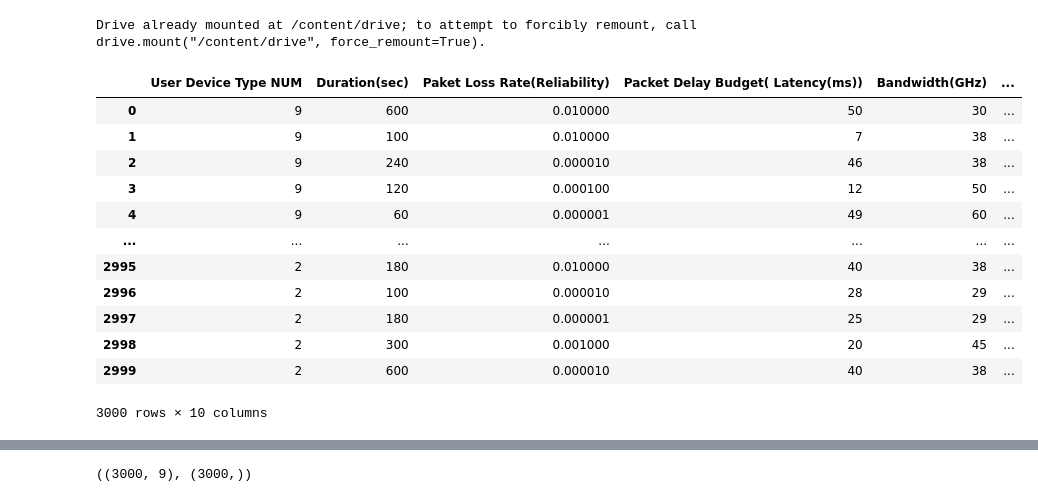
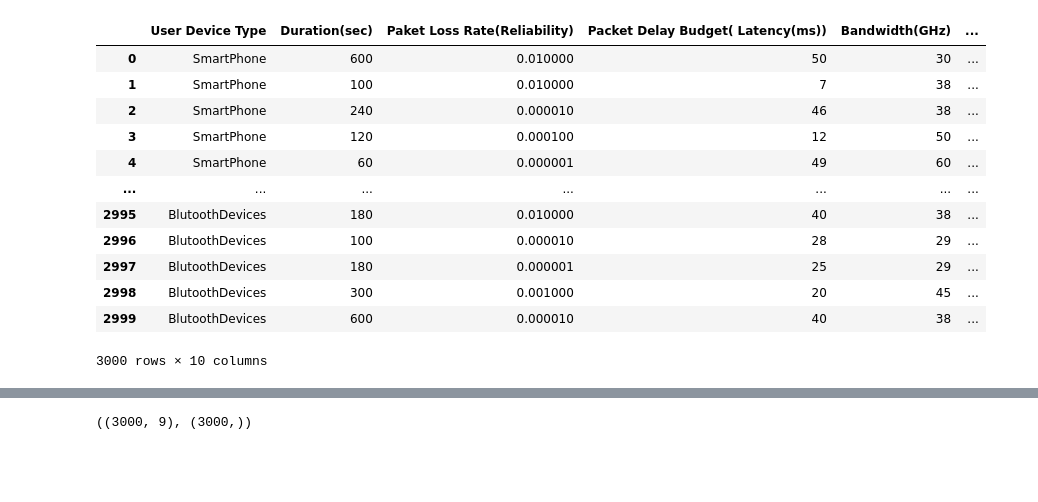
Before and after one commit to indrapaul824/5G-Network-Slicing, a Jupyter notebook: Network Slicing.ipynb, the cells around one changed output, grey strips where cells are left out. Cells and saved outputs as stored; diff of their text form; code cells hidden in the pictures; blank space fills up the shorter version.

```diff
--- a/Network Slicing.ipynb
+++ b/Network Slicing.ipynb
@@ -6,27 +6,22 @@ from sklearn.model_selection import train_test_split
 from sklearn.neighbors import KNeighborsClassifier
 import matplotlib.pyplot as plt
 import seaborn as sns
-# %%
-from google.colab import drive
-drive.mount('/content/drive')
-# %% [output]
-Drive already mounted at /content/drive; to attempt to forcibly remount, call drive.mount("/content/drive", force_remount=True).
 # %%
 import numpy as np
 import pandas as pd
-data= pd.read_csv("/content/drive/MyDrive/data set/5G Slicing Datset Lable1.csv")
+data= pd.read_excel("data/5G Datset.xlsx", engine='openpyxl')
 data
 # %% [output]
-|  | User Device Type NUM | Duration(sec) | Paket Loss Rate(Reliability) | Packet Delay Budget( Latency(ms)) | Bandwidth(GHz) | ... |
-| 0 | 9 | 600 | 0.010000 | 50 | 30 | ... |
-| 1 | 9 | 100 | 0.010000 | 7 | 38 | ... |
-| 2 | 9 | 240 | 0.000010 | 46 | 38 | ... |
-| 3 | 9 | 120 | 0.000100 | 12 | 50 | ... |
-| 4 | 9 | 60 | 0.000001 | 49 | 60 | ... |
+|  | User Device Type | Duration(sec) | Paket Loss Rate(Reliability) | Packet Delay Budget( Latency(ms)) | Bandwidth(GHz) | ... |
+| 0 | SmartPhone | 600 | 0.010000 | 50 | 30 | ... |
+| 1 | SmartPhone | 100 | 0.010000 | 7 | 38 | ... |
+| 2 | SmartPhone | 240 | 0.000010 | 46 | 38 | ... |
+| 3 | SmartPhone | 120 | 0.000100 | 12 | 50 | ... |
+| 4 | SmartPhone | 60 | 0.000001 | 49 | 60 | ... |
 | ... | ... | ... | ... | ... | ... | ... |
-| 2995 | 2 | 180 | 0.010000 | 40 | 38 | ... |
-| 2996 | 2 | 100 | 0.000010 | 28 | 29 | ... |
-| 2997 | 2 | 180 | 0.000001 | 25 | 29 | ... |
-| 2998 | 2 | 300 | 0.001000 | 20 | 45 | ... |
-| 2999 | 2 | 600 | 0.000010 | 40 | 38 | ... |
+| 2995 | BlutoothDevices | 180 | 0.010000 | 40 | 38 | ... |
+| 2996 | BlutoothDevices | 100 | 0.000010 | 28 | 29 | ... |
+| 2997 | BlutoothDevices | 180 | 0.000001 | 25 | 29 | ... |
+| 2998 | BlutoothDevices | 300 | 0.001000 | 20 | 45 | ... |
+| 2999 | BlutoothDevices | 600 | 0.000010 | 40 | 38 | ... |
 3000 rows × 10 columns
```
Also changed, not shown: parts of 10 cells of this notebook.
